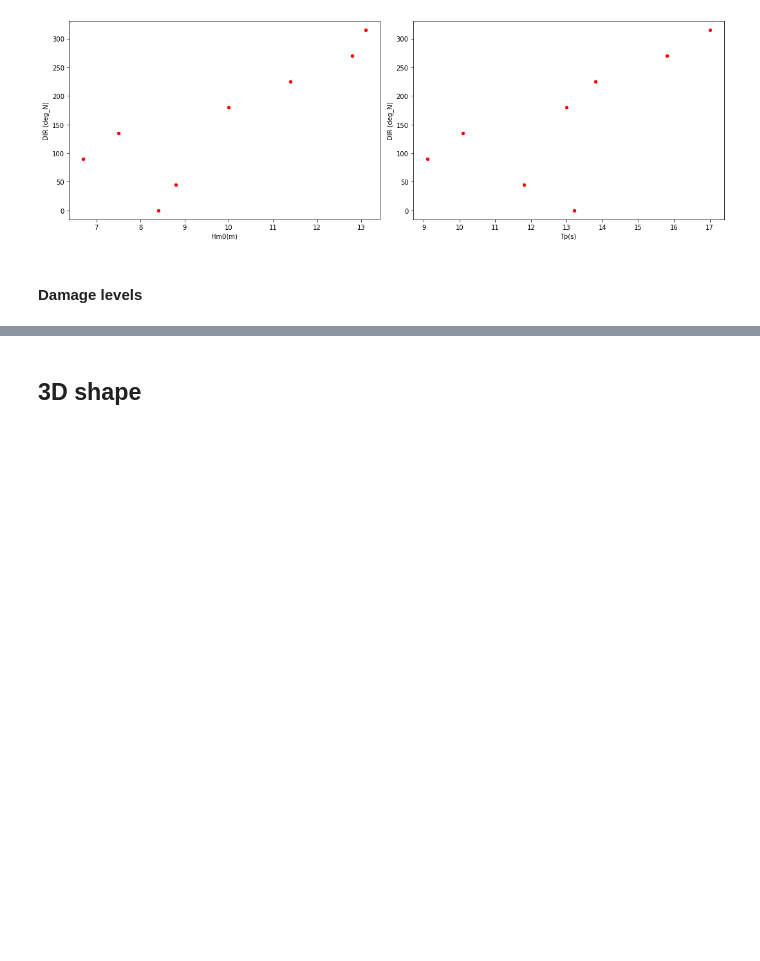
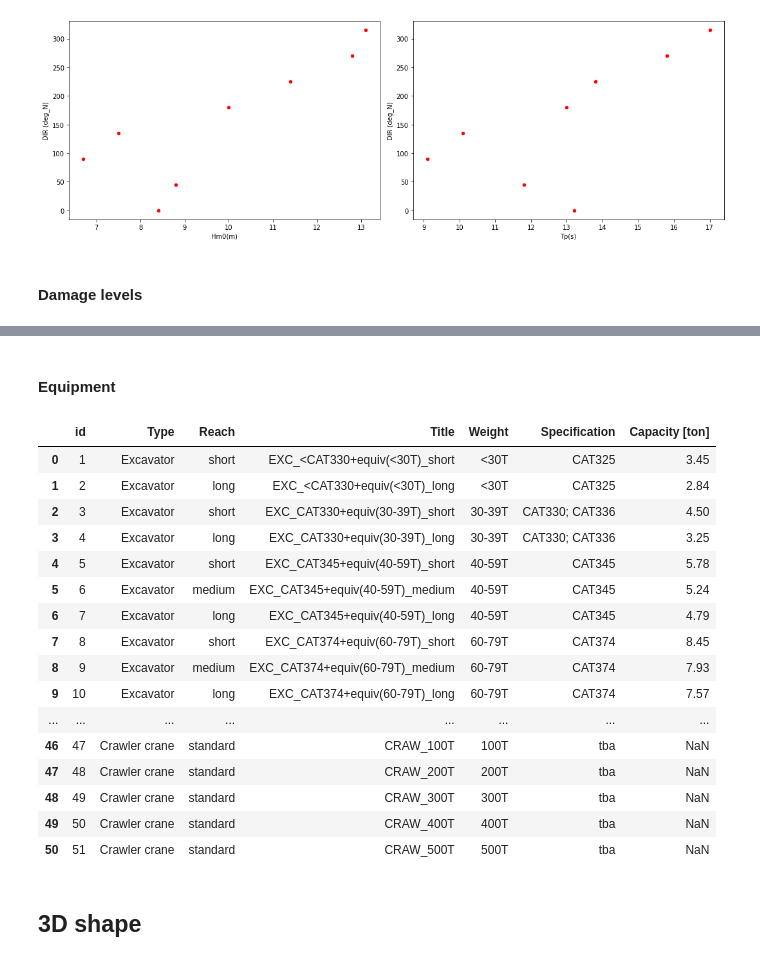
Before and after one commit to Sander-w/breakwater, a Jupyter notebook: Notebooks/Input_Automation.ipynb, the cells around one changed output, grey strips where cells are left out. Saved outputs shown, nothing was run; the diff lists cells and outputs as text; code cells hidden in the pictures; blank space fills up the shorter version.

```diff
--- a/Notebooks/Input_Automation.ipynb
+++ b/Notebooks/Input_Automation.ipynb
@@ -74,3 +117,41 @@ q = df_input_damage['Overtopping accepted q (l/s/m)'].values[0]
+# %% [markdown]
+#### Equipment
+# %%
+host = "https://sharepointproxy.data.vanoord.com"
+api_key = "OJZFUDkPTy1oIgSwlgPFOkIjf6mrAlcT"
+lst = "lists/acf46572-0d47-4b9c-aa86-9f63122d6d31"
+
+
+url = f"{host}/{lst}/get.json"
+
+
+res = requests.get(url,headers = {
+"X-API-KEY":api_key
+})
+
+df_equip = pd.DataFrame(res.json())
+
+
+
+df_equip
+# %% [output]
+|  | id | Type | Reach | Title | Weight | Specification | Capacity [ton] |
+| 0 | 1 | Excavator | short | EXC_<CAT330+equiv(<30T)_short | <30T | CAT325 | 3.45 |
+| 1 | 2 | Excavator | long | EXC_<CAT330+equiv(<30T)_long | <30T | CAT325 | 2.84 |
+| 2 | 3 | Excavator | short | EXC_CAT330+equiv(30-39T)_short | 30-39T | CAT330; CAT336 | 4.50 |
+| 3 | 4 | Excavator | long | EXC_CAT330+equiv(30-39T)_long | 30-39T | CAT330; CAT336 | 3.25 |
+| 4 | 5 | Excavator | short | EXC_CAT345+equiv(40-59T)_short | 40-59T | CAT345 | 5.78 |
+| 5 | 6 | Excavator | medium | EXC_CAT345+equiv(40-59T)_medium | 40-59T | CAT345 | 5.24 |
+| 6 | 7 | Excavator | long | EXC_CAT345+equiv(40-59T)_long | 40-59T | CAT345 | 4.79 |
+| 7 | 8 | Excavator | short | EXC_CAT374+equiv(60-79T)_short | 60-79T | CAT374 | 8.45 |
+| 8 | 9 | Excavator | medium | EXC_CAT374+equiv(60-79T)_medium | 60-79T | CAT374 | 7.93 |
+| 9 | 10 | Excavator | long | EXC_CAT374+equiv(60-79T)_long | 60-79T | CAT374 | 7.57 |
+| ... | ... | ... | ... | ... | ... | ... | ... |
+| 46 | 47 | Crawler crane | standard | CRAW_100T | 100T | tba | NaN |
+| 47 | 48 | Crawler crane | standard | CRAW_200T | 200T | tba | NaN |
+| 48 | 49 | Crawler crane | standard | CRAW_300T | 300T | tba | NaN |
+| 49 | 50 | Crawler crane | standard | CRAW_400T | 400T | tba | NaN |
+| 50 | 51 | Crawler crane | standard | CRAW_500T | 500T | tba | NaN |
 # %% [markdown]
 ## 3D shape
 # %%
```
Also changed, not shown: parts of 14 cells of this notebook, 8 other files.
